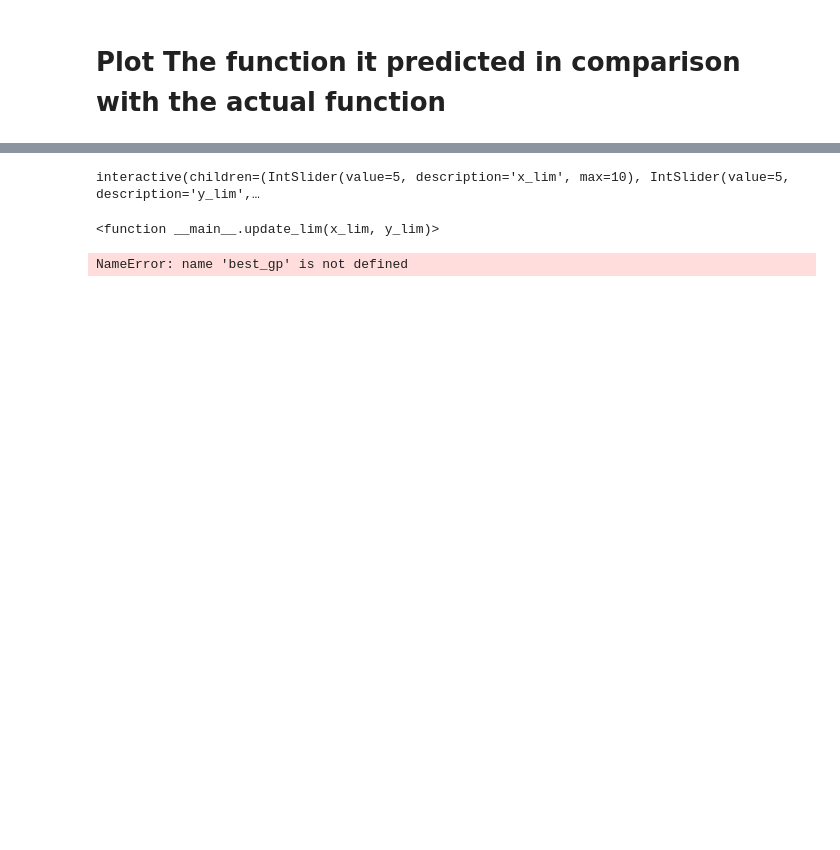
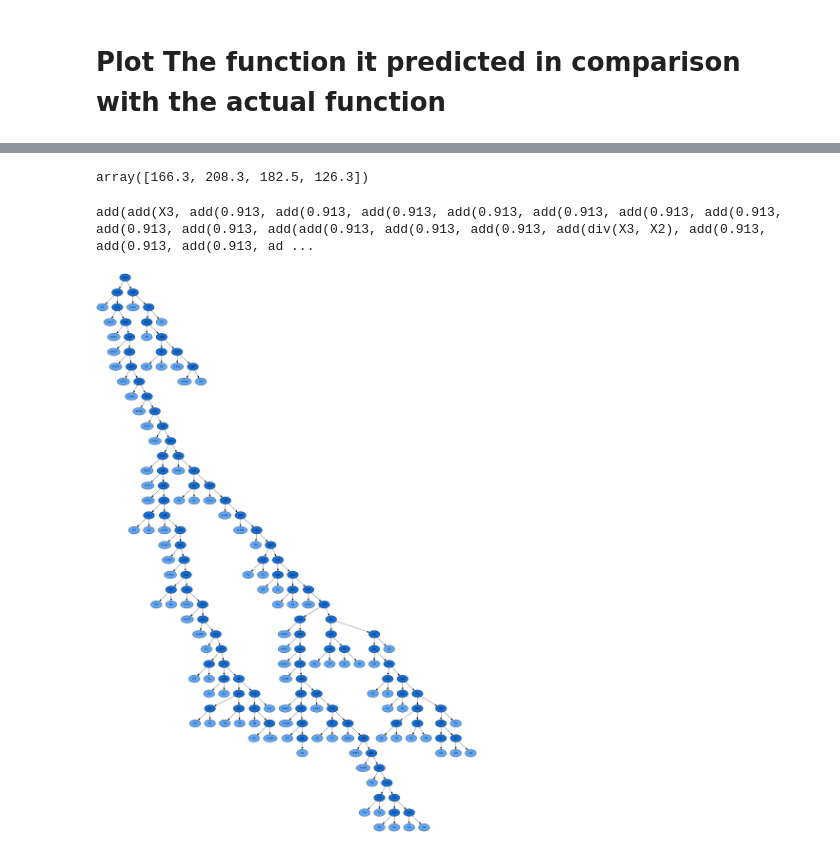
Before and after one commit to DarkGauss/gplearn_guide, a Jupyter notebook: Read_in_data_test.ipynb, the cells around one changed output, grey strips where cells are left out. Cells and saved outputs as stored; diff of their text form; code cells hidden in the pictures; blank space fills up the shorter version.

```diff
--- a/Read_in_data_test.ipynb
+++ b/Read_in_data_test.ipynb
@@ -56,7 +56,7 @@ Note, training data is also used as the test data in this case
 # %%
 #specfy folder/filename for data to be read in
 folder = "data"
-filename = "testsine.mat"
+filename = "testsunspot.mat"
 filename_full = folder + "\\" +filename
 
 #gets the step, str stride, hidden
@@ -85,6 +85,8 @@ steps,stride = get_steps_stride()
 #calculate the max number of samples given the steps and stride
 samples = (num_rows)-(steps+1)*stride
 
+def print_details():
+    print("num_rows:{} steps:{} strides: {} samples: {}".format(num_rows,steps,stride,samples))
 
 #If debug mode, print more verbose details
-if(DEBUG):print("num_rows:{} steps:{} strides: {} samples: {}".format(num_rows,steps,stride,samples))
+if(DEBUG):print_details()
@@ -137,7 +137,7 @@ We run a symbolic regression on a 1000 individuals for 20 generations. There are
 # %%
 #This part sets up the symbolic regressor
 est = SymbolicRegressor(population_size=1000,
-                           generations=20, stopping_criteria=0,
+                           generations=40, stopping_criteria=0,
                            p_crossover=0.7, p_subtree_mutation=0.1,
                            p_hoist_mutation=0.05, p_point_mutation=0.1,
                            max_samples=0.9, verbose=verbose_value,
@@ -247,5 +306,0 @@ interactive(children=(IntSlider(value=49, description='new_x', max=98), Output()
-# %%
-interact(update_lim,x_lim = (0,10), y_lim = (0,10))
-# %% [output]
-interactive(children=(IntSlider(value=5, description='x_lim', max=10), IntSlider(value=5, description='y_lim',…
-<function __main__.update_lim(x_lim, y_lim)>
@@ -255,7 +307,13 @@ def update():
+# %%
+train_x[147]
+# %% [output]
+array([166.3, 208.3, 182.5, 126.3])
 # %%
-print(best_gp._program)
+print(est._program)
 # %% [output]
-NameError: name 'best_gp' is not defined
+add(add(X3, add(0.913, add(0.913, add(0.913, add(0.913, add(0.913, add(0.913, add(0.913, add(0.913, add(0.913, add(add(0.913, add(0.913, add(0.913, add(div(X3, X2), add(0.913, add(0.913, add(0.913, ad ...
 # %%
-graph = pydotplus.graphviz.graph_from_dot_data(best_gp._program.export_graphviz())
+graph = pydotplus.graphviz.graph_from_dot_data(est._program.export_graphviz())
 Image(graph.create_png())
+# %% [output]
+[figure, added]
```
Also changed, not shown: parts of 12 cells of this notebook, 1 other file.
